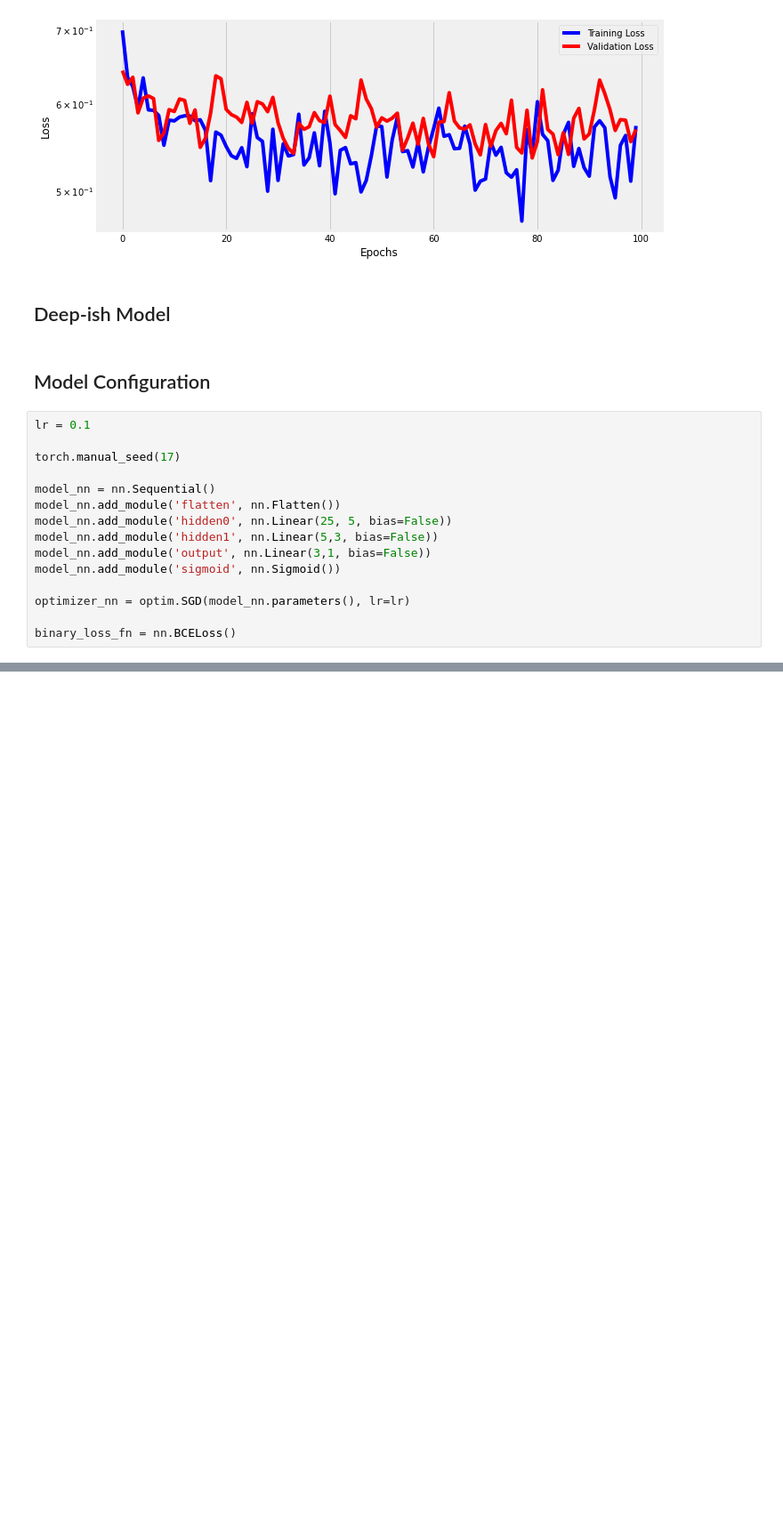
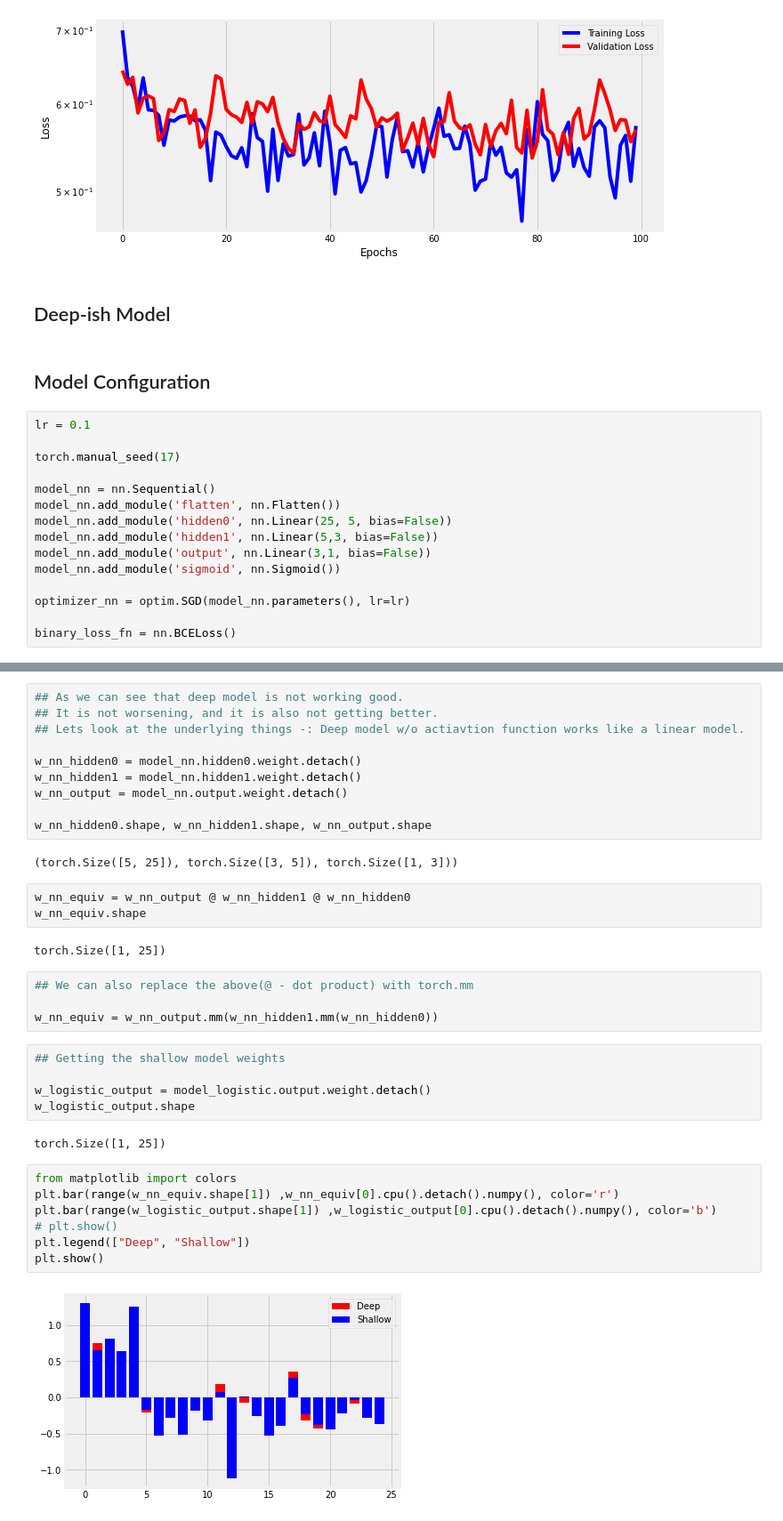
Before and after one commit to ridhimagarg/PyTorchBook, a Jupyter notebook: Chapter04.ipynb, the cells around one changed output, grey strips where cells are left out. Shown at 89% size. Saved outputs shown, nothing was run; the diff lists cells and outputs as text; blank space fills up the shorter version.

```diff
--- a/Chapter04.ipynb
+++ b/Chapter04.ipynb
@@ -546,0 +550,37 @@ fig = sbs_nn.plot_losses()
+# %%
+## As we can see that deep model is not working good.
+## It is not worsening, and it is also not getting better.
+## Lets look at the underlying things -: Deep model w/o actiavtion function works like a linear model.
+
+w_nn_hidden0 = model_nn.hidden0.weight.detach()
+w_nn_hidden1 = model_nn.hidden1.weight.detach()
+w_nn_output = model_nn.output.weight.detach()
+
+w_nn_hidden0.shape, w_nn_hidden1.shape, w_nn_output.shape
+# %% [output]
+(torch.Size([5, 25]), torch.Size([3, 5]), torch.Size([1, 3]))
+# %%
+w_nn_equiv = w_nn_output @ w_nn_hidden1 @ w_nn_hidden0
+w_nn_equiv.shape
+# %% [output]
+torch.Size([1, 25])
+# %%
+## We can also replace the above(@ - dot product) with torch.mm
+
+w_nn_equiv = w_nn_output.mm(w_nn_hidden1.mm(w_nn_hidden0))
+# %%
+## Getting the shallow model weights
+
+w_logistic_output = model_logistic.output.weight.detach()
+w_logistic_output.shape
+# %% [output]
+torch.Size([1, 25])
+# %%
+from matplotlib import colors
+plt.bar(range(w_nn_equiv.shape[1]) ,w_nn_equiv[0].cpu().detach().numpy(), color='r')
+plt.bar(range(w_logistic_output.shape[1]) ,w_logistic_output[0].cpu().detach().numpy(), color='b')
+# plt.show()
+plt.legend(["Deep", "Shallow"])
+plt.show()
+# %% [output]
+[figure, added]
```
Also changed, not shown: parts of 8 cells of this notebook.
